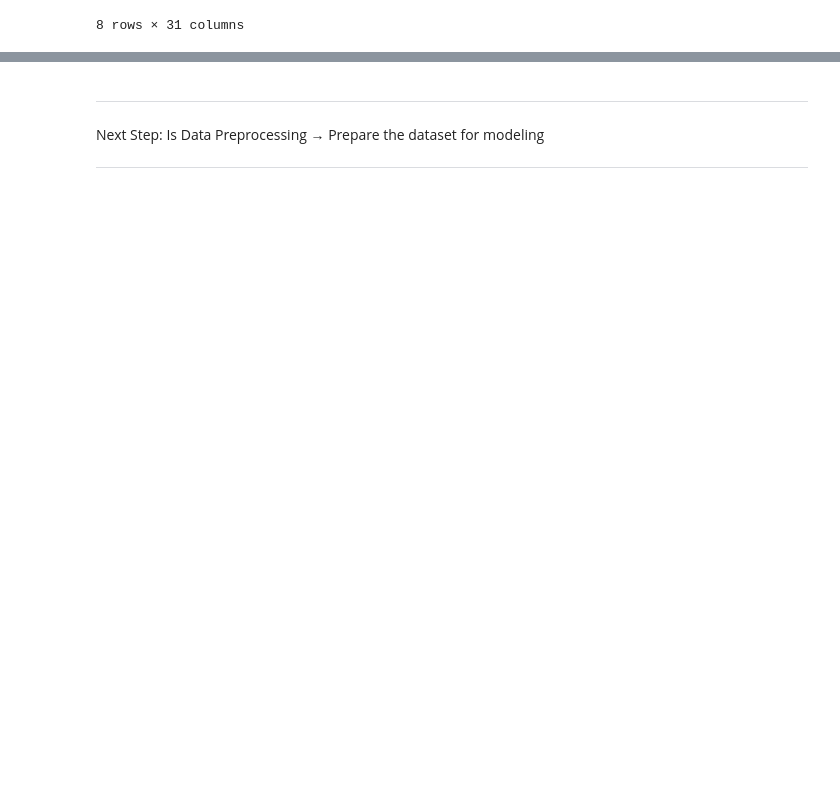
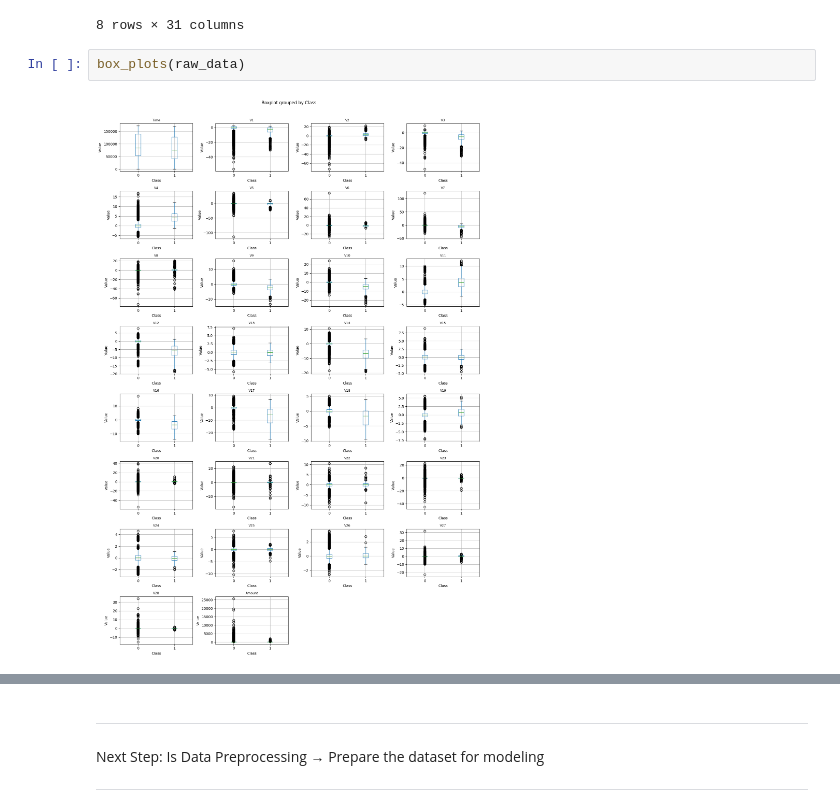
Before and after one commit to muhannad-imam/fraud-risk-modeling, a Jupyter notebook: notebooks/01_data_exploration.ipynb, the cells around one changed output, grey strips where cells are left out. Drawn from its saved outputs; the diff is of its cells as text; blank space fills up the shorter version.

```diff
--- a/notebooks/01_data_exploration.ipynb
+++ b/notebooks/01_data_exploration.ipynb
@@ -124,3 +120,7 @@ raw_data.describe()
 | 75% | 139320.500000 | 1.315642e+00 | 8.037239e-01 | 1.027196e+00 | 7.433413e-01 | 6.119264e-01 | 3.985649e-01 | 5.704361e-01 | 3.273459e-01 | 5.971390e-01 | ... | ... |
 | max | 172792.000000 | 2.454930e+00 | 2.205773e+01 | 9.382558e+00 | 1.687534e+01 | 3.480167e+01 | 7.330163e+01 | 1.205895e+02 | 2.000721e+01 | 1.559499e+01 | ... | ... |
 8 rows × 31 columns
+# %%
+box_plots(raw_data)
+# %% [output]
+[figure, added]
```
Also changed, not shown: parts of 5 cells of this notebook.
